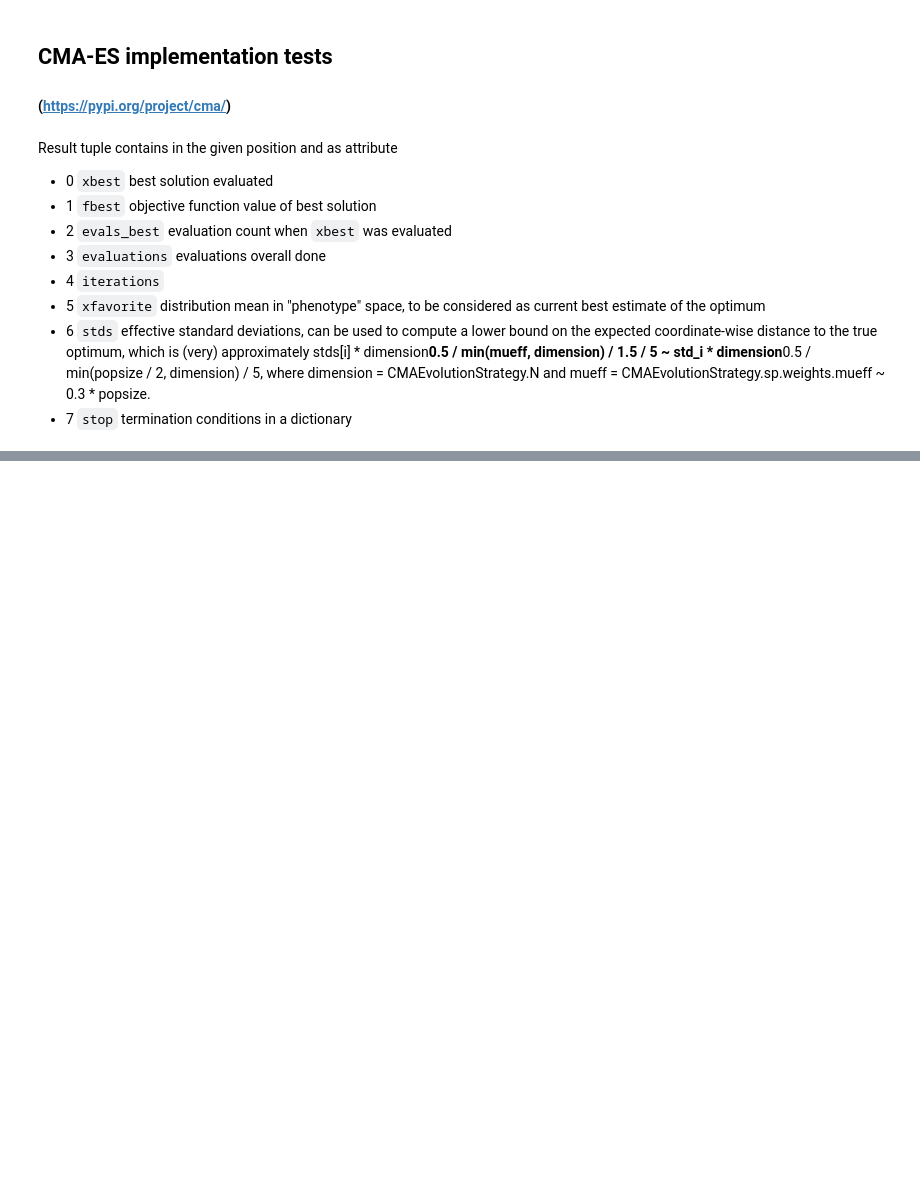
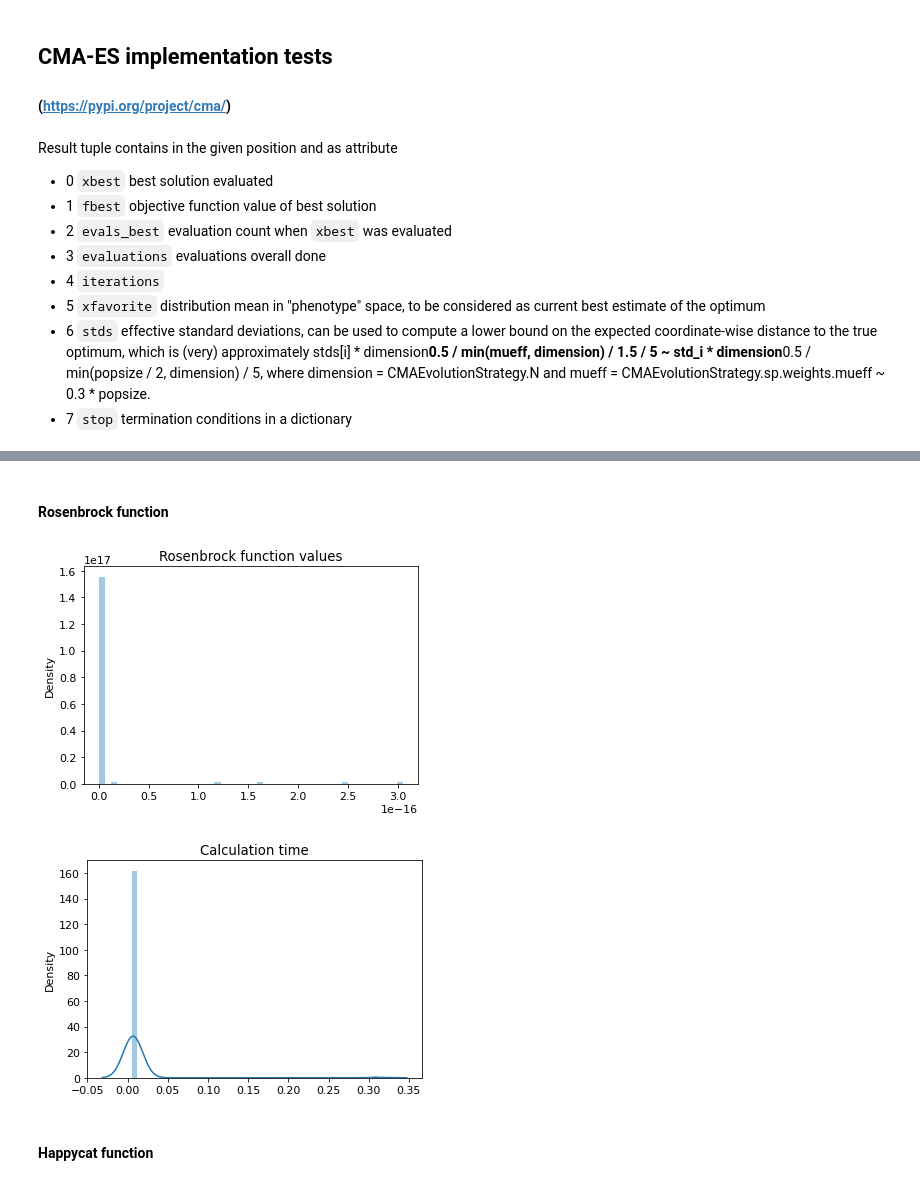
Before and after one commit to ChrisLisbon/ITMO_master_degree_classes, a Jupyter notebook: Optimization_methods/CMA-ES_report.ipynb, the cells around one changed output, grey strips where cells are left out. Saved outputs shown, nothing was run; the diff lists cells and outputs as text; code cells hidden in the pictures; blank space fills up the shorter version.

```diff
--- a/Optimization_methods/CMA-ES_report.ipynb
+++ b/Optimization_methods/CMA-ES_report.ipynb
@@ -108,0 +172,25 @@ Iterations:
+# %% [markdown]
+#### Rosenbrock function
+# %%
+es = cma.CMAEvolutionStrategy(2 * [0], 0.5)
+func_values=[]
+time_values=[]
+for i in range (100):
+    start_time = time.time()
+    es.optimize(cma.ff.rosen)
+    current_time=time.time() - start_time
+    time_values.append(current_time)
+    func_values.append(es.result_pretty()[1])
+# %%
+plt.rcParams['figure.figsize'] = [6, 4]
+sns.distplot(func_values)
+plt.title('Rosenbrock function values')
+plt.show()
+sns.distplot(time_values)
+plt.title('Calculation time')
+plt.show()
+# %% [output]
+[figure, added]
+[figure, added]
+# %% [markdown]
+#### Happycat function
```
Also changed, not shown: parts of 45 cells of this notebook.
